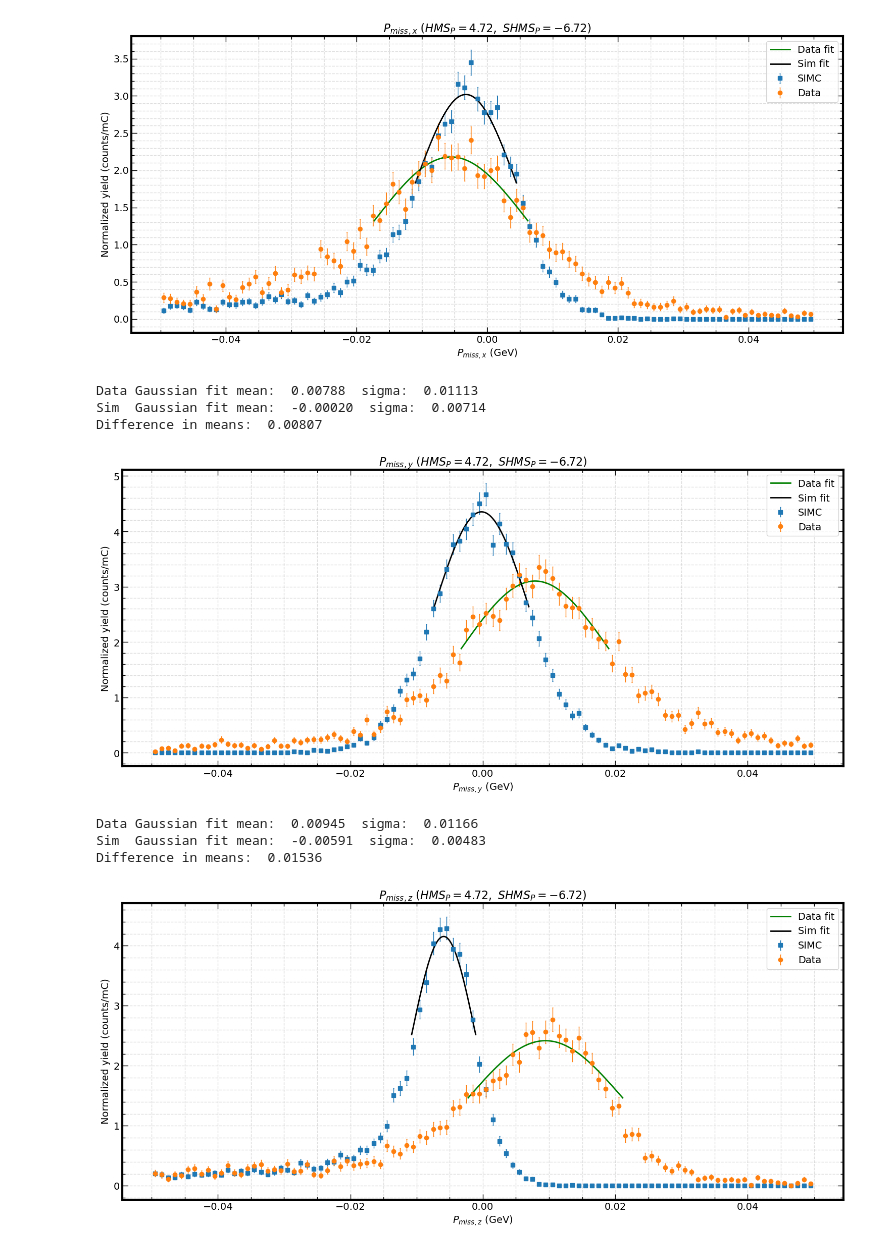
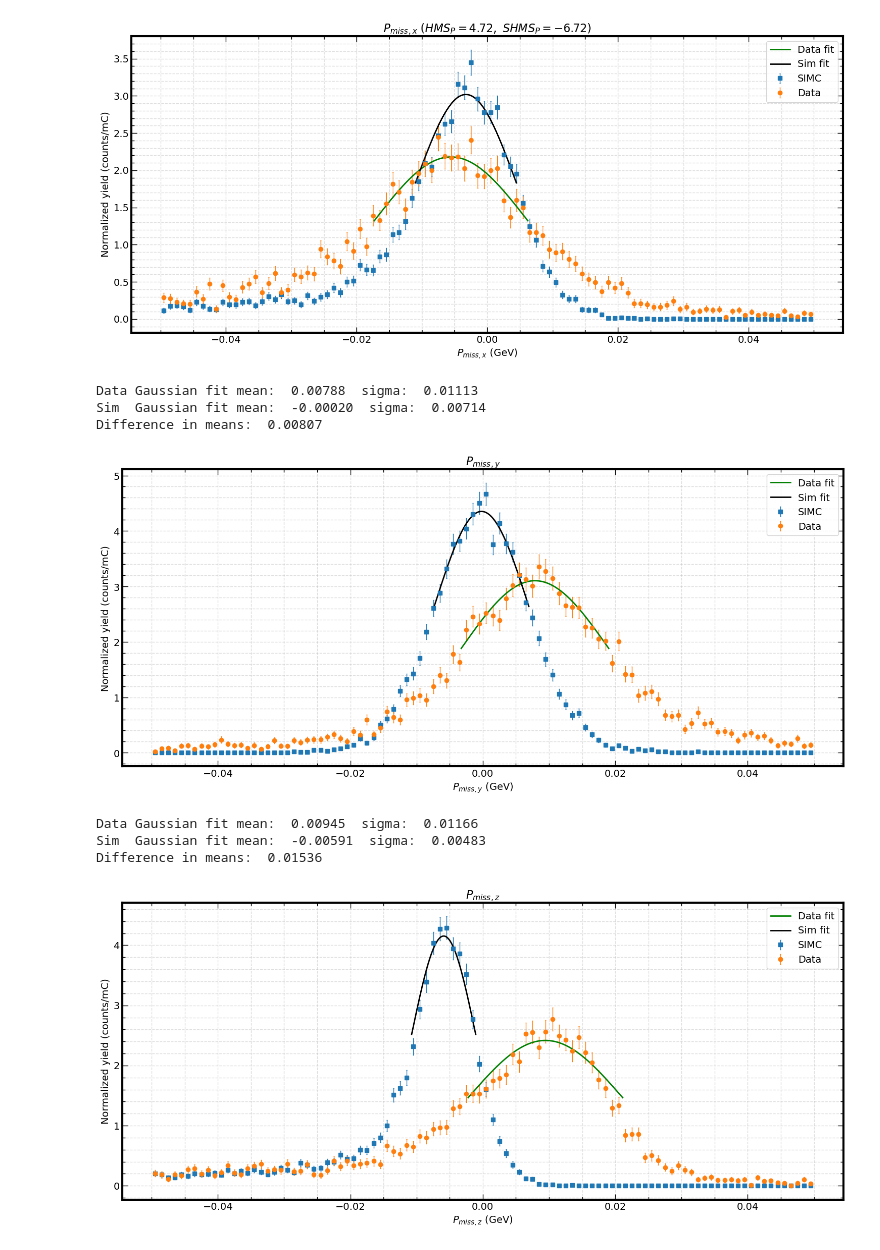
Before and after one commit to jgilguti/r-sidis, a Jupyter notebook: kinematic_offsets/heep_check.ipynb, the cells around one changed output. Cells and saved outputs as stored; diff of their text form; code cells hidden in the pictures.

```diff
--- a/kinematic_offsets/heep_check.ipynb
+++ b/kinematic_offsets/heep_check.ipynb
@@ -22,7 +22,7 @@ def load_branch(filename, branches, run_type):
 def data_cuts(df):
     mask = (
         (df["H.gtr.dp"] > -8) & (df["H.gtr.dp"] < 8) &
-        (df["P.gtr.dp"] > -10) & (df["P.gtr.dp"] < 22) &
+        (df["P.gtr.dp"] > 0) & (df["P.gtr.dp"] < 2) &
         (df["P.cal.etottracknorm"] > 0.8) & (df["H.cal.etottracknorm"] < 0.7)
     )
     return df[mask]
@@ -31,7 +31,7 @@ def sim_cuts(df):
     """Apply physics cuts to DataFrame for SIMULATION."""
     mask = (
         (df["hsdelta"] > -8) & (df["hsdelta"] < 8) &
-        (df["ssdelta"] > -10) & (df["ssdelta"] < 22)
+        (df["ssdelta"] > 0) & (df["ssdelta"] < 2)
     )
     return df[mask]
 
@@ -348,20 +348,20 @@ Difference in means:  -0.00228
 # %%
 # Plot Pmiss_y
 config_W = {
     'runs_df': runs_df,
     'R': R,
     'normfac': normfac,
     'var_to_plot': ["row['H.kin.secondary.pmiss_y']", "row['Pmy_recon']"],
     'bins': 100,
     'range': (-0.05, 0.05)
 }
 
-plot_histogram_cryo(config_W, xlabel=r"$P_{miss,y}$", title=r"$P_{miss,y}$ $(HMS_P = 4.72,$ $SHMS_P=-6.72)$", csv_path=csv_path)
+plot_histogram_cryo(config_W, xlabel=r"$P_{miss,y}$", title=r"$P_{miss,y}$", csv_path=csv_path)
 # %% [output]
 Data Gaussian fit mean:  0.00788  sigma:  0.01113
 Sim  Gaussian fit mean:  -0.00020  sigma:  0.00714
 Difference in means:  0.00807
-[figure, old version]
+[figure, new version]
 # %%
 # Plot Pmiss_z
 config_W = {
@@ -373,12 +373,12 @@ config_W = {
     'range': (-0.05, 0.05)
 }
 
-plot_histogram_cryo(config_W, xlabel=r"$P_{miss,z}$", title=r"$P_{miss,z}$ $(HMS_P = 4.72,$ $SHMS_P=-6.72)$", csv_path=csv_path)
+plot_histogram_cryo(config_W, xlabel=r"$P_{miss,z}$", title=r"$P_{miss,z}$", csv_path=csv_path)
 # %% [output]
 Data Gaussian fit mean:  0.00945  sigma:  0.01166
 Sim  Gaussian fit mean:  -0.00591  sigma:  0.00483
 Difference in means:  0.01536
-[figure, old version]
+[figure, new version]
 # %%
 import uproot
 import numpy as np
```
Also changed, not shown: parts of 4 cells of this notebook, 15 other files.
